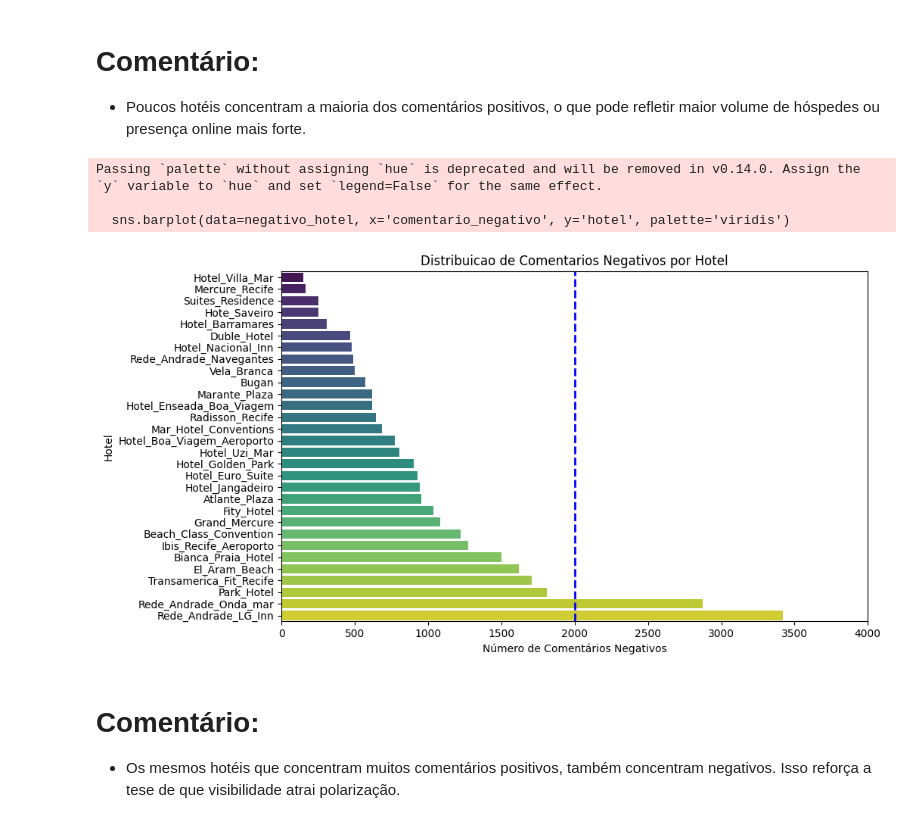
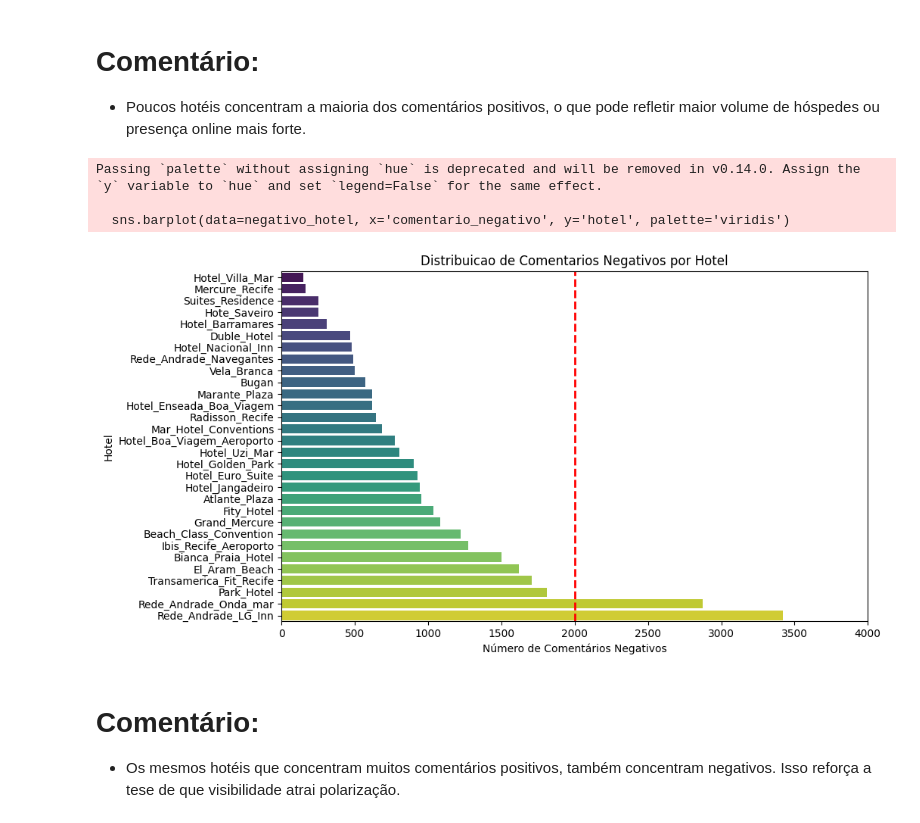
Before and after one commit to vicent777/tcc, a Jupyter notebook: espacializacao_hoteis/analise_exploratoria_20250416.ipynb, the cells around one changed output. Drawn from its saved outputs; the diff is of its cells as text; code cells hidden in the pictures.

```diff
--- a/espacializacao_hoteis/analise_exploratoria_20250416.ipynb
+++ b/espacializacao_hoteis/analise_exploratoria_20250416.ipynb
@@ -178,25 +178,25 @@ Passing `palette` without assigning `hue` is deprecated and will be removed in v
 # %%
 negativo_hotel = data.groupby('hotel')['comentario_negativo'].count().sort_values().reset_index()
 
 plt.figure(figsize=(10,6))
 sns.barplot(data=negativo_hotel, x='comentario_negativo', y='hotel', palette='viridis')
 plt.title('Distribuicao de Comentarios Negativos por Hotel')
 plt.xlim(0, 4000)
-plt.axvline(x=2000, color='blue', linestyle='--', linewidth=2)
+plt.axvline(x=2000, color='red', linestyle='--', linewidth=2)
 plt.xlabel('Número de Comentários Negativos')
 plt.ylabel('Hotel')
 plt.show()
 
 
 
 
 # Analisando esse gráfico vemos que os mesmos 2 hoteis que tiveram mais comentarios POSITIVOS também tiveram mais comentarios NEGATIVOS
 # o que isso significa?
 # %% [output]
 Passing `palette` without assigning `hue` is deprecated and will be removed in v0.14.0. Assign the `y` variable to `hue` and set `legend=False` for the same effect.
 
   sns.barplot(data=negativo_hotel, x='comentario_negativo', y='hotel', palette='viridis')
-[figure, old version]
+[figure, new version]
 # %% [markdown]
 # Comentário:
 - Os mesmos hotéis que concentram muitos comentários positivos, também concentram negativos. Isso reforça a tese de que visibilidade atrai polarização.
```
Also changed, not shown: parts of 3 cells of this notebook.
